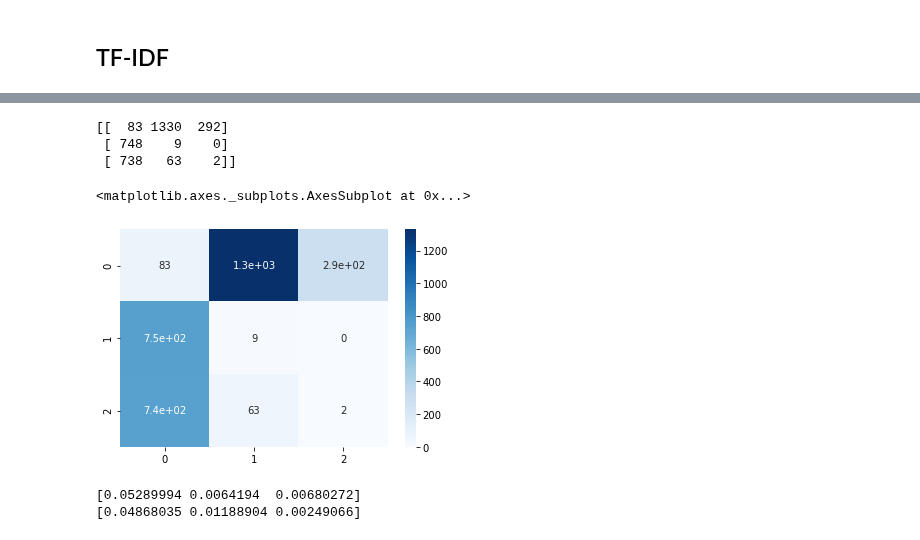
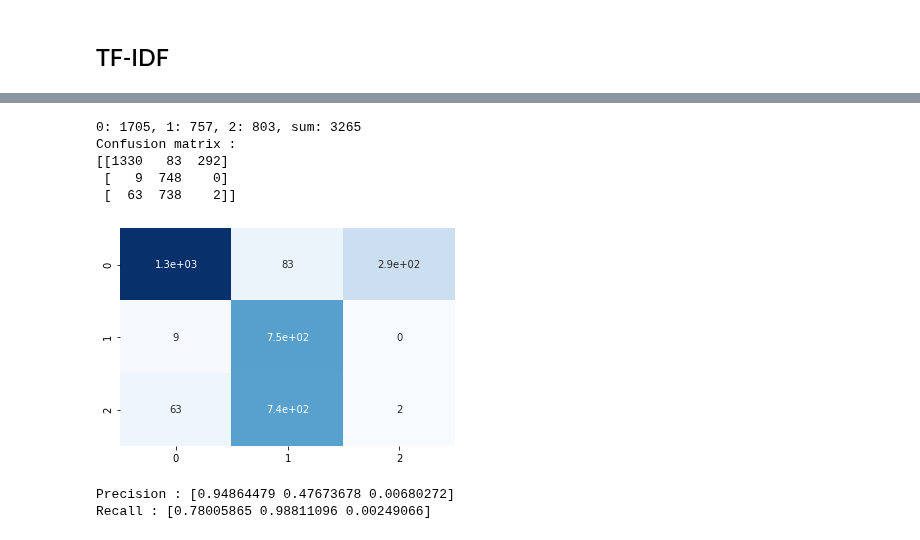
Before and after one commit to lkostakis/data-mining-NLP, a Jupyter notebook: ask3.ipynb, the cells around one changed output, grey strips where cells are left out. Cells and saved outputs as stored; diff of their text form; code cells hidden in the pictures.

```diff
--- a/ask3.ipynb
+++ b/ask3.ipynb
@@ -108,35 +104,41 @@ kmeans.cluster_centers_.shape
 # %%
+# True values table: Μatching categories to numbers
 true_labels = np_business[:,1]
 for i in range(len(true_labels)):
     if true_labels[i]=='Bars':
         true_labels[i]=0
     if true_labels[i]=='Beauty & Spas':
         true_labels[i]=1
     if true_labels[i]=='Shopping':
         true_labels[i]=2
 
 true_labels = [int(i) for i in true_labels]
+n0 = true_labels.count(0)
+n1 = true_labels.count(1)
+n2 = true_labels.count(2)
+print('0: {}, 1: {}, 2: {}, sum: {}'.format(n0, n1, n2, n0+n1+n2))
+
+# Confusion matrix
+cf_matrix = confusion_matrix(true_labels, y_pred)
+
+print("Confusion matrix : \n{}".format(cf_matrix))
+sns.heatmap(cf_matrix,  annot=True,
+                        cmap='Blues',
+                        cbar=False)
+plt.show()
+
+# Precision - Recall
+precision = metrics.precision_score(true_labels, y_pred, average=None)
+recall = metrics.recall_score(true_labels, y_pred, average = None)
+
+print("Precision : {}".format(precision))
+print("Recall : {}".format(recall))
+# %% [output]
+0: 1705, 1: 757, 2: 803, sum: 3265
+Confusion matrix :
+[[1330   83  292]
+ [   9  748    0]
+ [  63  738    2]]
+[figure, added]
+Precision : [0.94864479 0.47673678 0.00680272]
+Recall : [0.78005865 0.98811096 0.00249066]
-# %%
-from sklearn.metrics import confusion_matrix
-import seaborn as sns
-
-# TODO: change the labels
-cf_matrix = confusion_matrix(true_labels, y_pred)
-
-print(cf_matrix)
-sns.heatmap(cf_matrix, annot=True, cmap='Blues')
-# %% [output]
-[[  83 1330  292]
- [ 748    9    0]
- [ 738   63    2]]
-<matplotlib.axes._subplots.AxesSubplot at 0x...>
-[figure, removed]
-# %%
-precision = metrics.precision_score(true_labels, y_pred, average=None)
-print(precision)
-
-recall = metrics.recall_score(true_labels, y_pred, average = None)
-print(recall)
-# %% [output]
-[0.05289994 0.0064194  0.00680272]
-[0.04868035 0.01188904 0.00249066]
```
Also changed, not shown: parts of 17 cells of this notebook.
